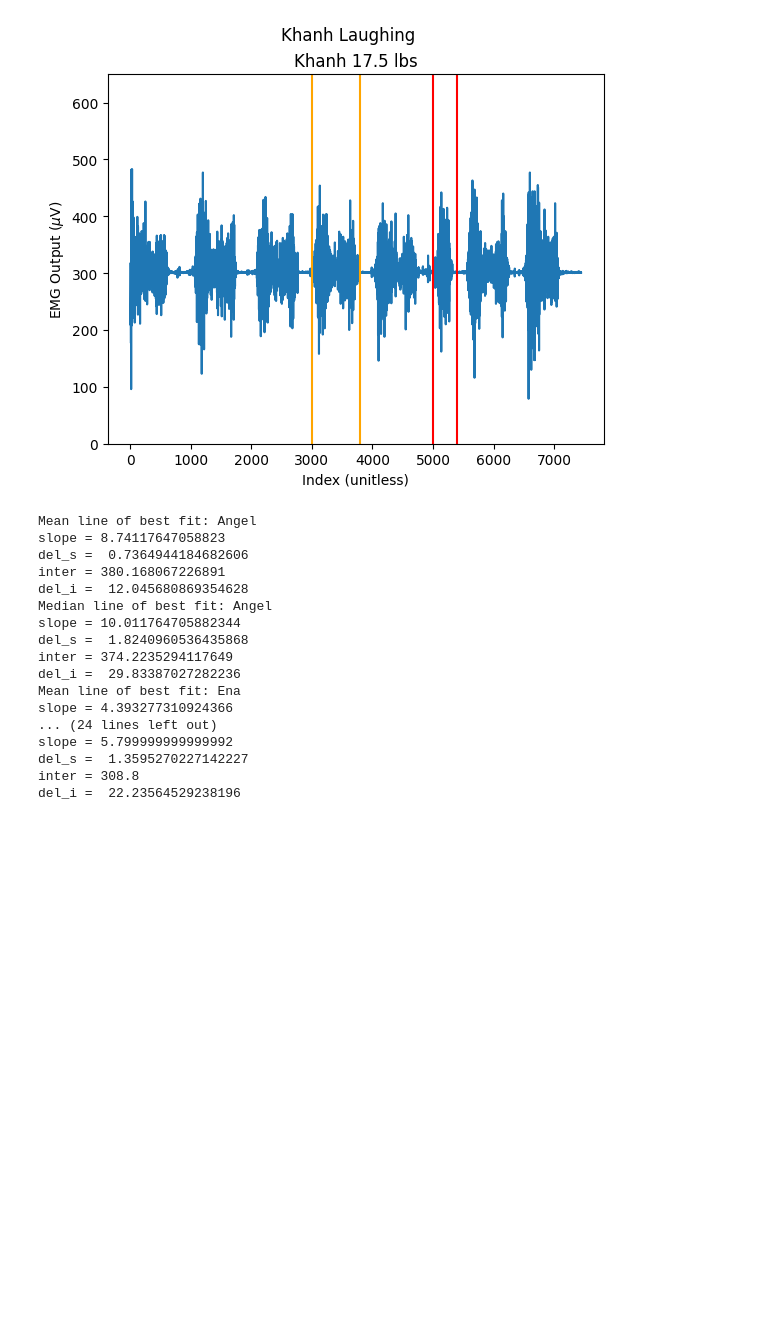
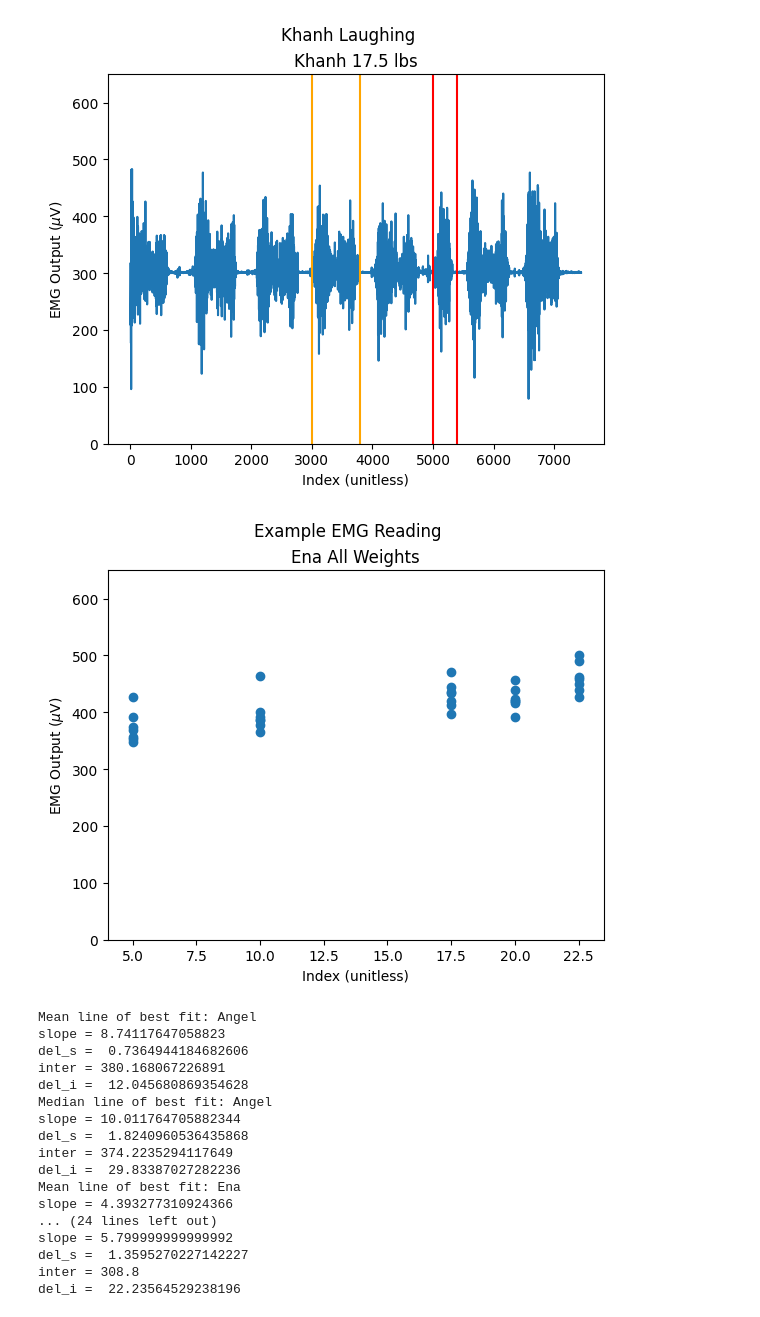
Before and after one commit to nouturnsign/physemg, a Jupyter notebook: preanalysis.ipynb, the cells around one changed output. Cells and saved outputs as stored; diff of their text form; code cells hidden in the pictures; blank space fills up the shorter version.

Commit message:
Add Ena all weights example

```diff
--- a/preanalysis.ipynb
+++ b/preanalysis.ipynb
@@ -105,3 +156,36 @@ plt.show()
+# %%
+YMIN = 0
+YMAX = 650
+
+position = np.loadtxt("data/e20.txt")
+range_it = iter(e_ranges)
+maximums = []
+for file in ["e05.txt", "e10.txt", "e17.txt", "e20.txt", "e22.txt"]:
+    position = np.loadtxt(os.path.join(data_directory, file))
+    for _ in range(7):
+        i_left, i_right = next(range_it)
+        maximums.append(np.max(position[i_left:i_right]))
+
+weight_lifted = []
+for w in [5, 10, 17.5, 20, 22.5]:
+    for _ in range(7):
+        weight_lifted.append(w)
+weights = np.array(weight_lifted)
+
+weights_err = np.ones(np.shape(weights)) * 0.1
+maximums_err = np.ones(np.shape(maximums)) * 1
+
+ax = plt.gca()
+plt.suptitle("Example EMG Reading")
+ax.set_title("Ena All Weights")
+ax.set_xlabel("Index (unitless)")
+ax.set_ylim((YMIN, YMAX))
+ax.set_ylabel("EMG Output ($\mu$V)")
+ax.errorbar(weights, maximums, xerr=weights_err, yerr=maximums_err, label="maximums", fmt="o")
+plt.savefig("figures/ealldata.png")
+plt.show()
+# %% [output]
+[figure, added]
 # %%
 w_data_files = [
     "w05.txt",
```
Also changed, not shown: parts of 2 cells of this notebook, 2 other files.
